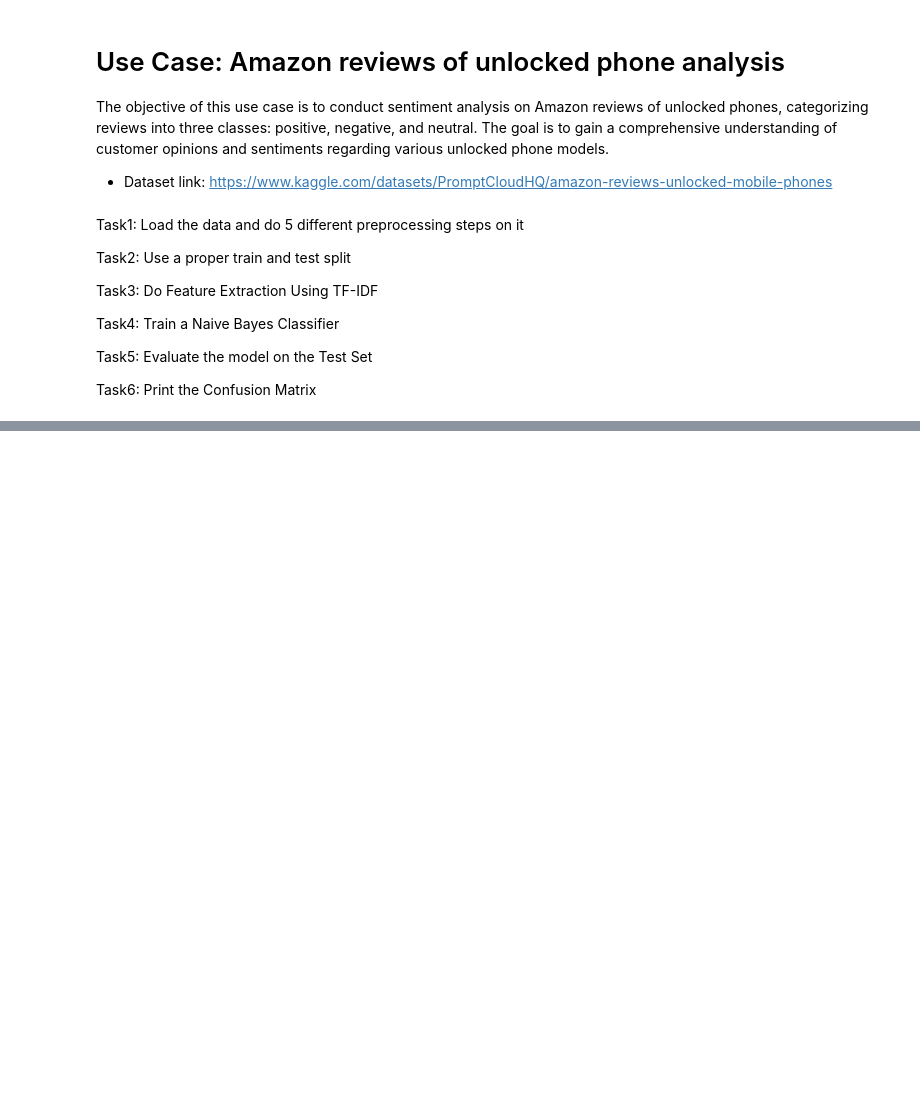
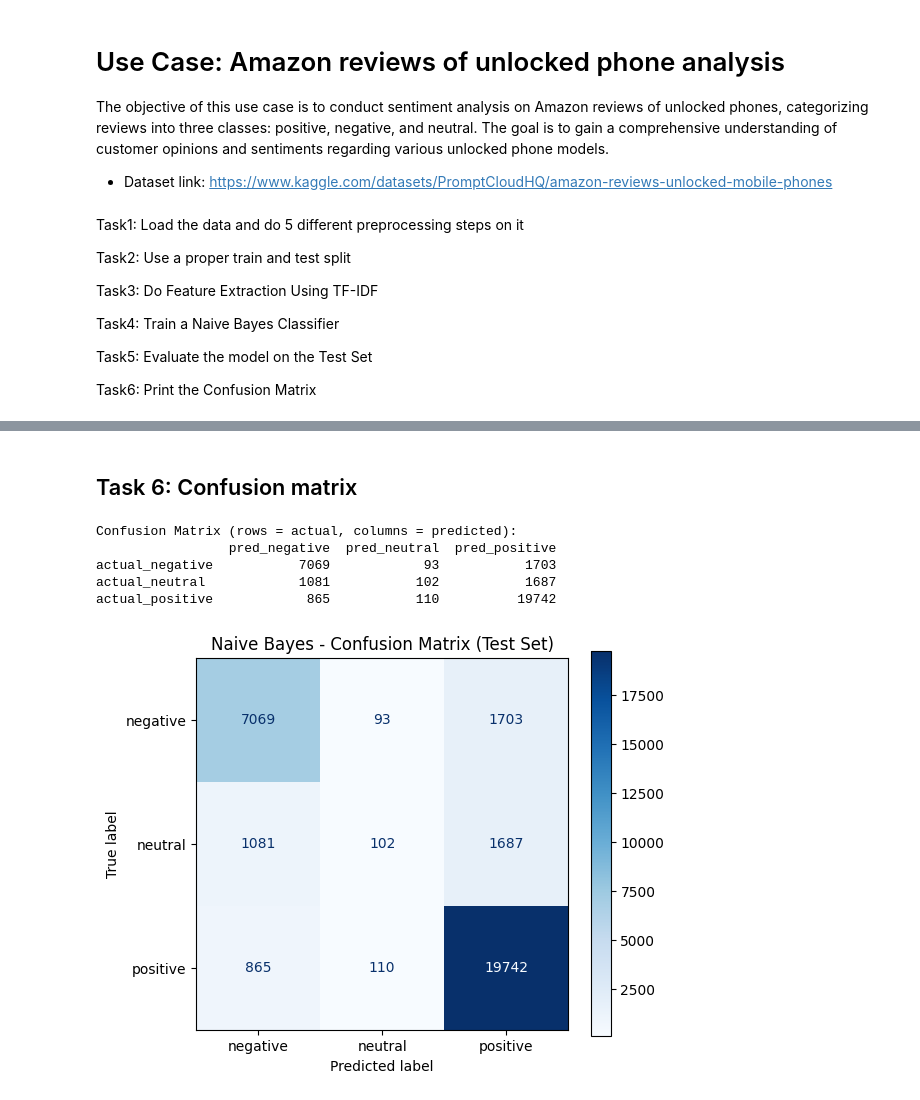
Before and after one commit to Ahmadzol/NLP, a Jupyter notebook: Lab 4/Lab4_Classification_and_evaluation.ipynb, the cells around one changed output, grey strips where cells are left out. Saved outputs shown, nothing was run; the diff lists cells and outputs as text; code cells hidden in the pictures; blank space fills up the shorter version.

```diff
--- a/Lab 4/Lab4_Classification_and_evaluation.ipynb
+++ b/Lab 4/Lab4_Classification_and_evaluation.ipynb
@@ -194,0 +362,6 @@ Task6: Print the Confusion Matrix
+# %%
+from sklearn.naive_bayes import MultinomialNB
+
+nb_classifier = MultinomialNB()
+nb_classifier.fit(train_vectors, train_labels)
+print("Model trained.")
@@ -194,0 +372,12 @@ Task6: Print the Confusion Matrix
+# %%
+from sklearn.metrics import accuracy_score, classification_report, f1_score
+
+predictions = nb_classifier.predict(test_vectors)
+
+accuracy = accuracy_score(test_labels, predictions)
+macro_f1 = f1_score(test_labels, predictions, average='macro', zero_division=0)
+print(f"Accuracy: {accuracy:.4f}")
+print(f"Macro F1: {macro_f1:.4f}")
+print()
+print("Classification Report:")
+print(classification_report(test_labels, predictions, zero_division=0))
@@ -194,0 +398,27 @@ Task6: Print the Confusion Matrix
+# %% [markdown]
+## Task 6: Confusion matrix
+# %%
+from sklearn.metrics import confusion_matrix, ConfusionMatrixDisplay
+
+labels = ['negative', 'neutral', 'positive']
+cm = confusion_matrix(test_labels, predictions, labels=labels)
+
+
+print("Confusion Matrix (rows = actual, columns = predicted):")
+print(pd.DataFrame(cm,
+                   index=[f"actual_{l}" for l in labels],
+                   columns=[f"pred_{l}" for l in labels]))
+
+
+fig, ax = plt.subplots(figsize=(6, 5))
+ConfusionMatrixDisplay(confusion_matrix=cm, display_labels=labels).plot(
+    ax=ax, cmap='Blues', values_format='d')
+ax.set_title('Naive Bayes - Confusion Matrix (Test Set)')
+plt.show()
+# %% [output]
+Confusion Matrix (rows = actual, columns = predicted):
+                 pred_negative  pred_neutral  pred_positive
+actual_negative           7069            93           1703
+actual_neutral            1081           102           1687
+actual_positive            865           110          19742
+[figure, added]
```
Also changed, not shown: parts of 15 cells of this notebook, 10 other files.
